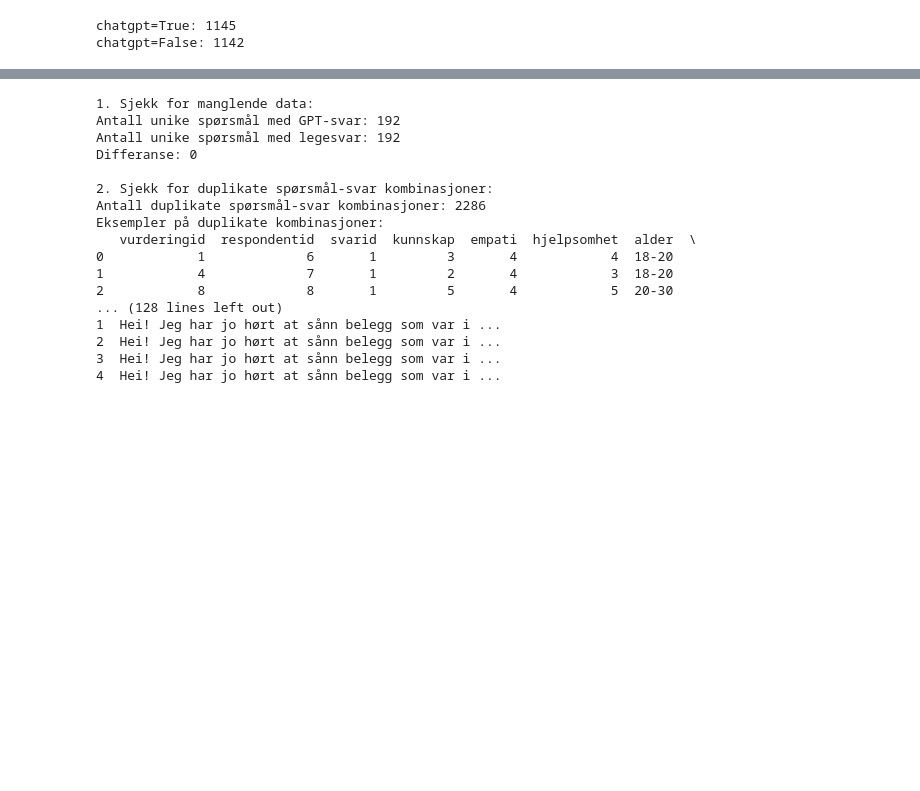
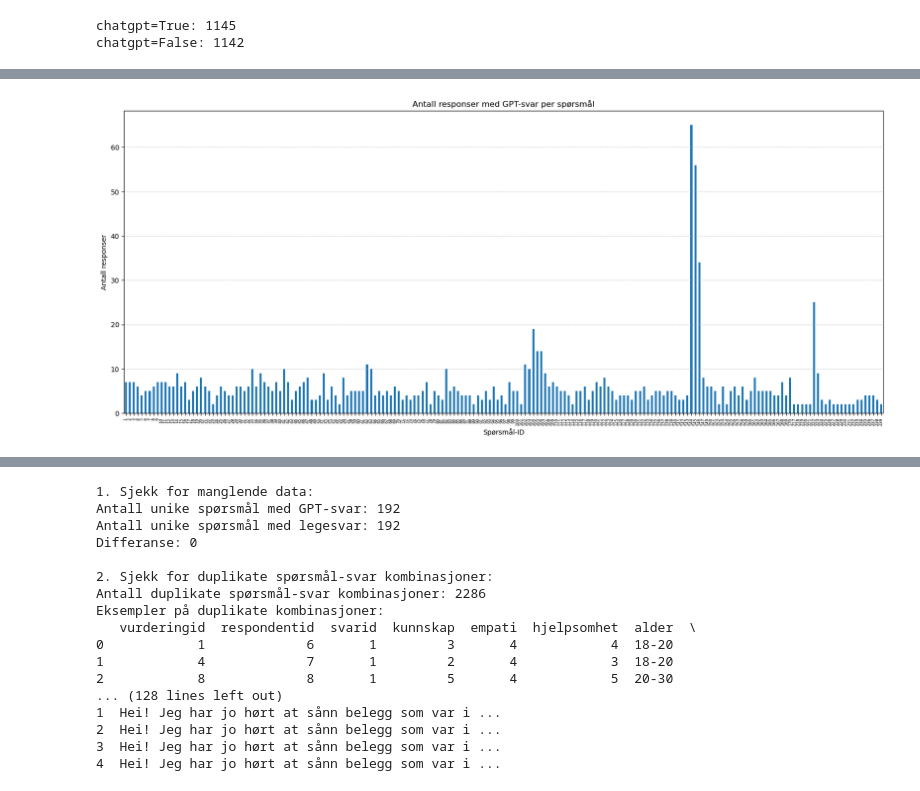
Before and after one commit to MMIV-ML/helseveileder, a Jupyter notebook: notebooks/1-analyse.ipynb, the cells around one changed output, grey strips where cells are left out. Saved outputs shown, nothing was run; the diff lists cells and outputs as text; code cells hidden in the pictures; blank space fills up the shorter version.

```diff
--- a/notebooks/1-analyse.ipynb
+++ b/notebooks/1-analyse.ipynb
@@ -210,0 +230,22 @@ chatgpt=False: 1142
+# %%
+# Lag stolpediagram av antall responser med GPT-svar per spørsmål sortert etter stigende spørsmålid
+
+df['spørsmålid'] = df['spørsmålid'].astype('int')
+
+df_gpt = df[df['chatgpt'] == True]
+
+df_gpt['spørsmålid'].value_counts().sort_index().plot(kind='bar', figsize=(20, 8))
+plt.title('Antall responser med GPT-svar per spørsmål')
+
+plt.xlabel('Spørsmål-ID')
+plt.ylabel('Antall responser')
+
+# Lag gridlinjer i diagrammet
+plt.grid(axis='y', linestyle='--', alpha=0.6)
+
+# Lag ticklabels i mindre font
+plt.xticks(fontsize=6)
+
+plt.show()
+# %% [output]
+[figure, added]
```
Also changed, not shown: parts of 6 cells of this notebook.
